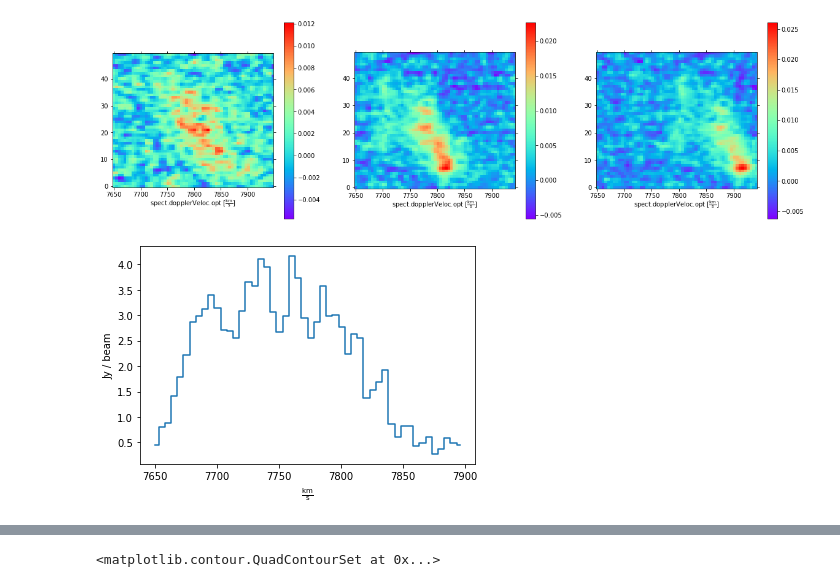
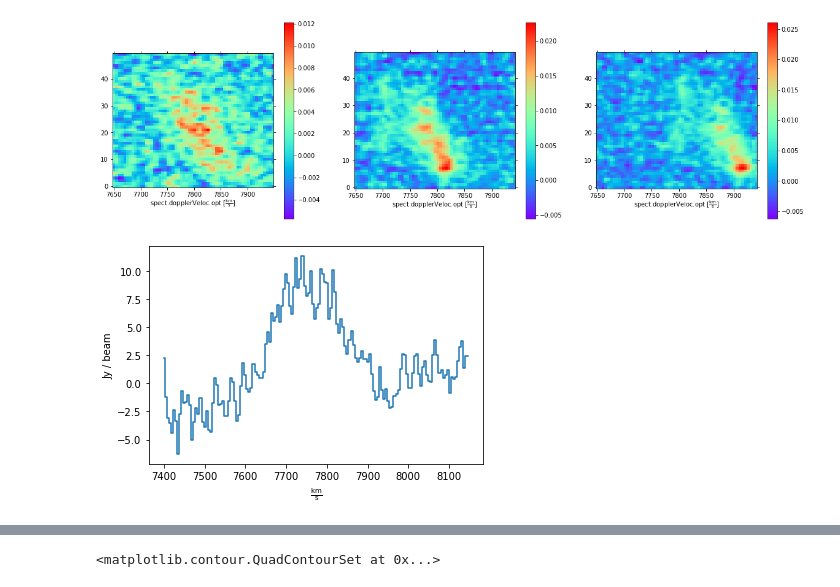
Before and after one commit to spectram/meerchoirs, a Jupyter notebook: g2atca-analysis.ipynb, the cells around one changed output, grey strips where cells are left out. Cells and saved outputs as stored; diff of their text form; code cells hidden in the pictures.

```diff
--- a/g2atca-analysis.ipynb
+++ b/g2atca-analysis.ipynb
@@ -142,10 +142,10 @@ as2.coords[0].set_format_unit(U.arcmin)
 # %%
 #Extract Spectrum
 
-spec = vel_masked.sum(axis=(1,2))
+spec = velcube.sum(axis=(1,2))
 spec.quicklook()
 # %% [output]
-[figure, old version]
+[figure, new version]
 # %%
 ## Masked Spectrum Extraction -G2S1
 import regions
```
Also changed, not shown: parts of 9 cells of this notebook, 2 other files.
